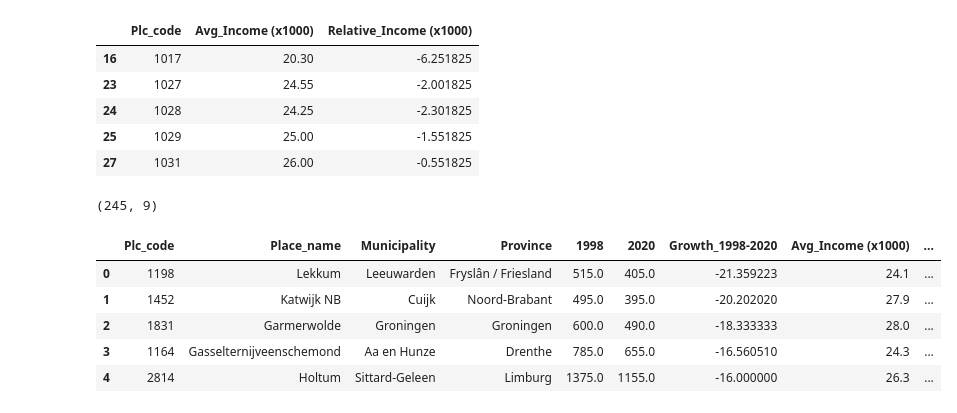
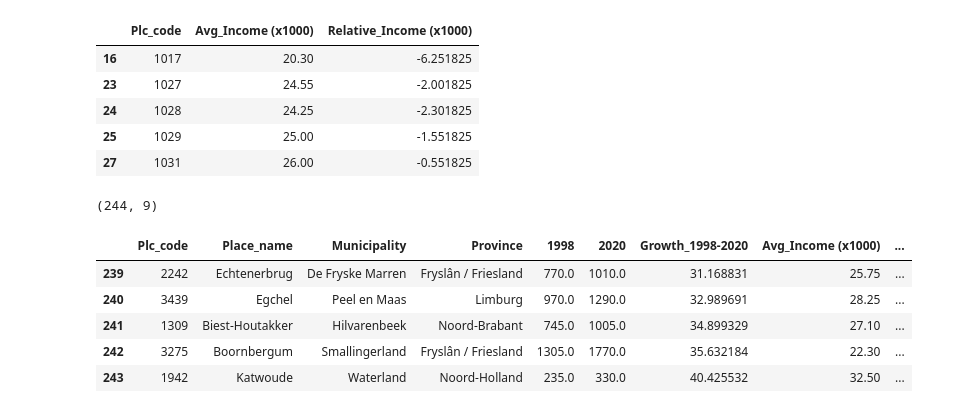
Before and after one commit to LauLau85/Coursera_Capstone, a Jupyter notebook: A Comparison of Rural Towns in the Netherlands.ipynb, the cells around one changed output. Saved outputs shown, nothing was run; the diff lists cells and outputs as text; code cells hidden in the pictures.

```diff
--- a/A Comparison of Rural Towns in the Netherlands.ipynb
+++ b/A Comparison of Rural Towns in the Netherlands.ipynb
@@ -2161,6 +2164,9 @@ for item in growth_bar.get_xticklabels():
 plt.show()
 # %% [output]
 [figure]
+# %%
+#Last row is an outlier (Briltil is a suburb of a larger town), we have to delete that one
+Ordered_SRT_9820_df.drop(Ordered_SRT_9820_df.tail(1).index,inplace=True) # drop last n rows
 # %% [markdown]
 ### 2.2.2: Average Income
 # %%
@@ -2207,15 +2213,15 @@ SRT_AI_df.head()
 SRT_AI_9820_df = pd.merge(Ordered_SRT_9820_df, SRT_AI_df, how='inner', on='Plc_code')
 # %%
 print(SRT_AI_9820_df.shape)
-SRT_AI_9820_df.head()
+SRT_AI_9820_df.tail()
 # %% [output]
-(245, 9)
+(244, 9)
 |  | Plc_code | Place_name | Municipality | Province | 1998 | 2020 | Growth_1998-2020 | Avg_Income (x1000) | ... |
-| 0 | 1198 | Lekkum | Leeuwarden | Fryslân / Friesland | 515.0 | 405.0 | -21.359223 | 24.1 | ... |
-| 1 | 1452 | Katwijk NB | Cuijk | Noord-Brabant | 495.0 | 395.0 | -20.202020 | 27.9 | ... |
-| 2 | 1831 | Garmerwolde | Groningen | Groningen | 600.0 | 490.0 | -18.333333 | 28.0 | ... |
-| 3 | 1164 | Gasselternijveenschemond | Aa en Hunze | Drenthe | 785.0 | 655.0 | -16.560510 | 24.3 | ... |
-| 4 | 2814 | Holtum | Sittard-Geleen | Limburg | 1375.0 | 1155.0 | -16.000000 | 26.3 | ... |
+| 239 | 2242 | Echtenerbrug | De Fryske Marren | Fryslân / Friesland | 770.0 | 1010.0 | 31.168831 | 25.75 | ... |
+| 240 | 3439 | Egchel | Peel en Maas | Limburg | 970.0 | 1290.0 | 32.989691 | 28.25 | ... |
+| 241 | 1309 | Biest-Houtakker | Hilvarenbeek | Noord-Brabant | 745.0 | 1005.0 | 34.899329 | 27.10 | ... |
+| 242 | 3275 | Boornbergum | Smallingerland | Fryslân / Friesland | 1305.0 | 1770.0 | 35.632184 | 22.30 | ... |
+| 243 | 1942 | Katwoude | Waterland | Noord-Holland | 235.0 | 330.0 | 40.425532 | 32.50 | ... |
 # %%
 SRT_AI_9820_df.to_sql('SRT_PopulationGrowth_AvgIncomes2018', engine) #Store backup on DB2
 # %%
```
Also changed, not shown: parts of 15 cells of this notebook.
